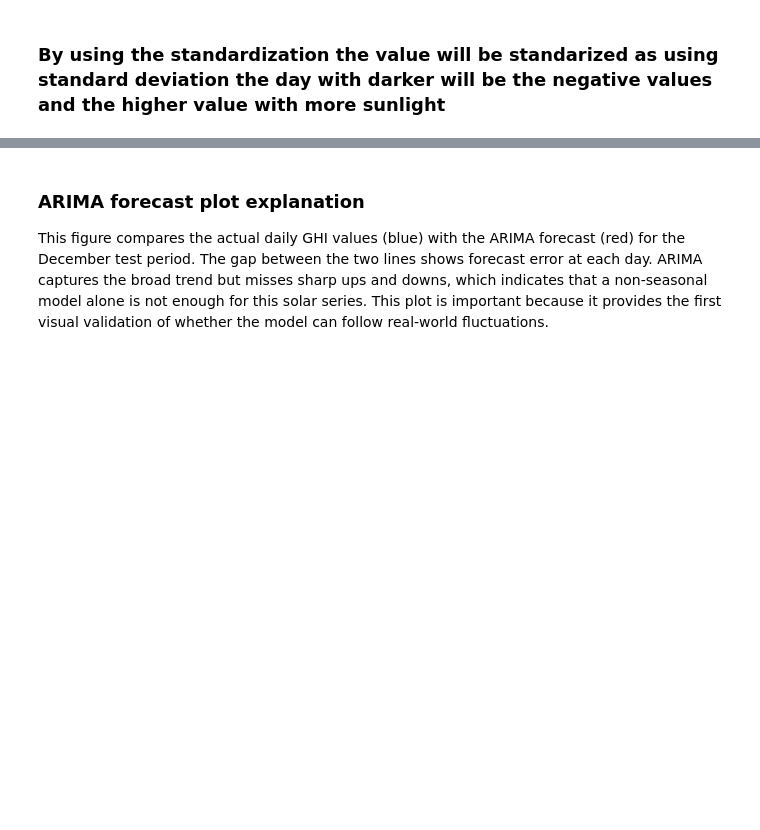
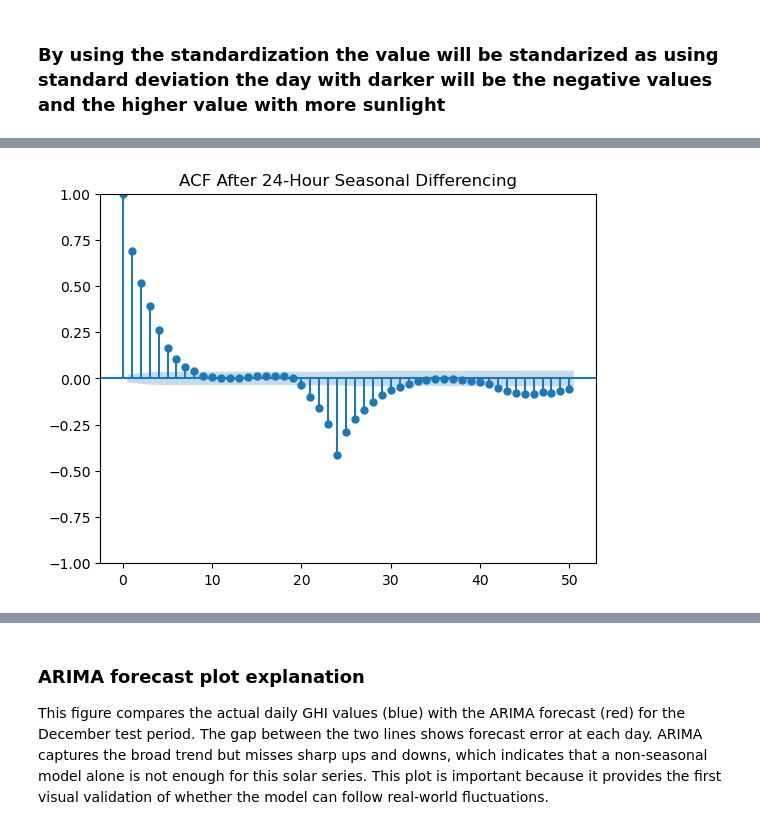
Before and after one commit to Smuthusivam/LEI-Assignment-01_Feb, a Jupyter notebook: Data Analysis.ipynb, the cells around one changed output, grey strips where cells are left out. Cells and saved outputs as stored; diff of their text form; code cells hidden in the pictures; blank space fills up the shorter version.

```diff
--- a/Data Analysis.ipynb
+++ b/Data Analysis.ipynb
@@ -412,0 +436,10 @@ Data is non-stationary (Needs differencing)
+# %%
+# Apply a 24-hour seasonal difference
+seasonal_diff = daily_ghi.diff(24).dropna()
+
+# Plot the NEW ACF
+plot_acf(seasonal_diff, lags=50)
+plt.title("ACF After 24-Hour Seasonal Differencing")
+plt.show()
+# %% [output]
+[figure, added]
```
Also changed, not shown: parts of 26 cells of this notebook, 1 other file.
